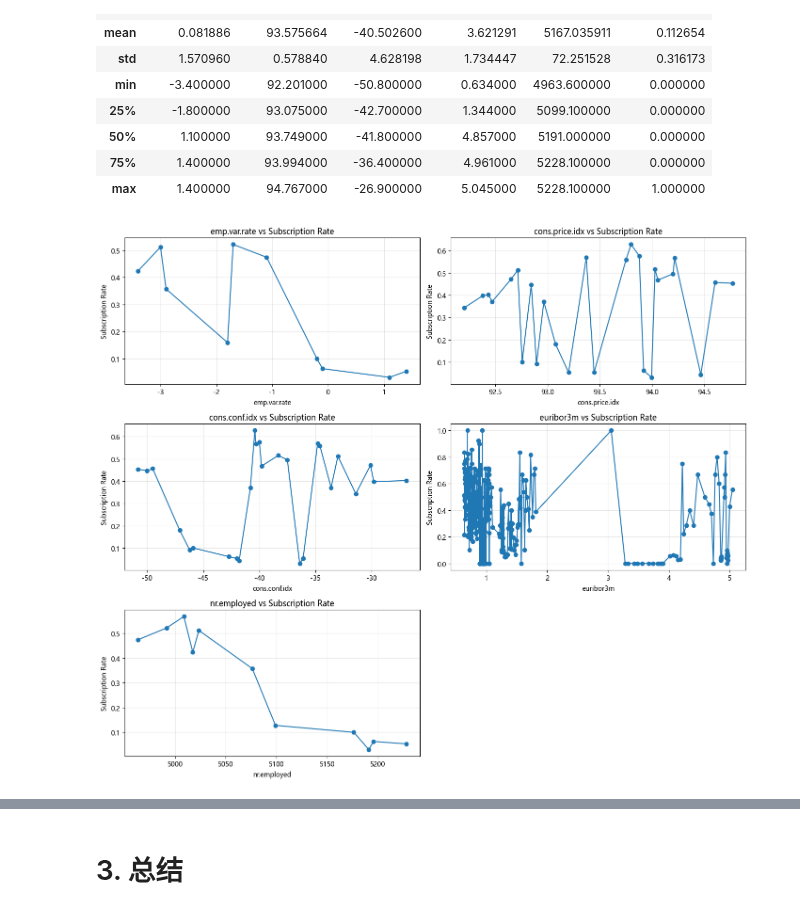
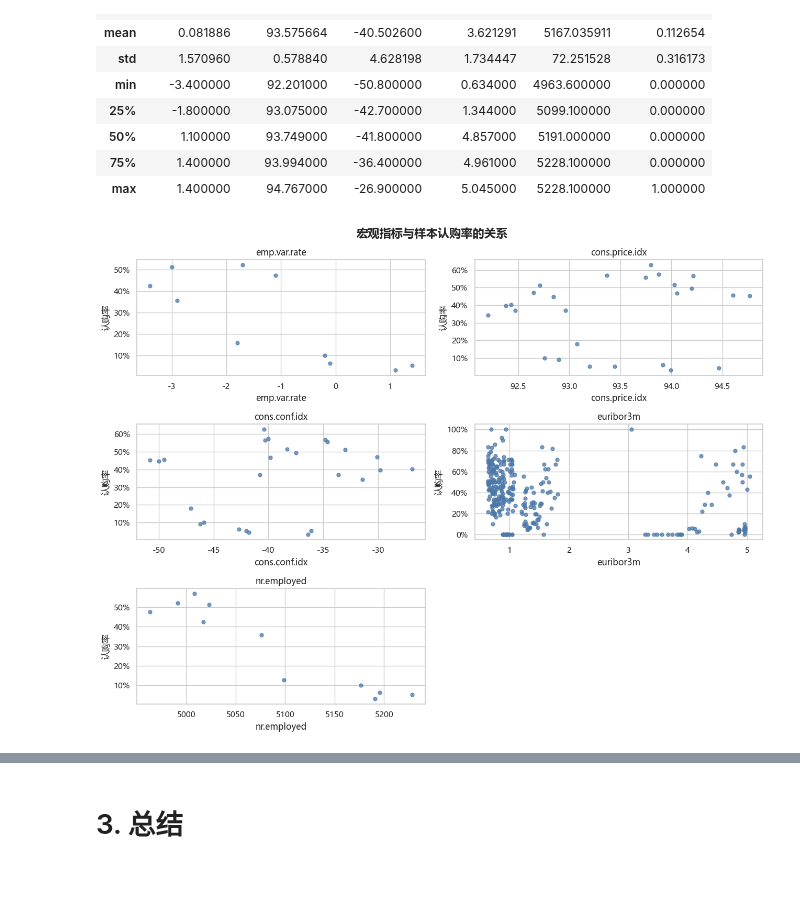
Before and after one commit to byyears/Bank-Marketing-Prediction, a Jupyter notebook: 简要分析.ipynb, the cells around one changed output, grey strips where cells are left out. Saved outputs shown, nothing was run; the diff lists cells and outputs as text; code cells hidden in the pictures; blank space fills up the shorter version.

```diff
--- a/简要分析.ipynb
+++ b/简要分析.ipynb
@@ -165,6 +165,7 @@ Name: count, dtype: int64
 import matplotlib.pyplot as plt
 import seaborn as sns
 
+sns.set_theme(style='whitegrid', palette='muted')
 plt.rcParams['font.sans-serif'] = ['Microsoft YaHei']
 plt.rcParams['axes.unicode_minus'] = False
 # %%
@@ -423,25 +370,18 @@ df_4.describe()
 | 75% | 1.400000 | 93.994000 | -36.400000 | 4.961000 | 5228.100000 | 0.000000 |
 | max | 1.400000 | 94.767000 | -26.900000 | 5.045000 | 5228.100000 | 1.000000 |
 # %%
-cols = ['emp.var.rate', 'cons.price.idx',
-        'cons.conf.idx', 'euribor3m', 'nr.employed']
-
-fig, axes = plt.subplots(3, 2, figsize=(14, 12))
-axes = axes.flatten()
-
-for i, col in enumerate(cols):
+cols = ['emp.var.rate', 'cons.price.idx', 'cons.conf.idx', 'euribor3m', 'nr.employed']
+fig, axes = plt.subplots(3, 2, figsize=(13, 10))
+for ax, col in zip(axes.flat, cols):
     rate = df_4.groupby(col)['y'].mean().sort_index()
-
-    axes[i].plot(rate.index, rate.values, marker='o')
-    axes[i].set_title(f'{col} vs Subscription Rate')
-    axes[i].set_xlabel(col)
-    axes[i].set_ylabel('Subscription Rate')
-    axes[i].grid(alpha=0.3)
-
-axes[-1].axis('off')
+    ax.scatter(rate.index, rate.values, color='#4C78A8', s=25, alpha=0.75)
+    ax.set(title=col, xlabel=col, ylabel='认购率')
+    ax.yaxis.set_major_formatter(plt.FuncFormatter(lambda x, _: f'{x:.0%}'))
+axes.flat[-1].axis('off')
+fig.suptitle('宏观指标与样本认购率的关系', fontsize=16, fontweight='bold')
 plt.tight_layout()
 plt.show()
 # %% [output]
-[figure, old version]
+[figure, new version]
 # %%
 corr = df_4[cols].corr()
```
Also changed, not shown: parts of 5 cells of this notebook, 3 other files.
